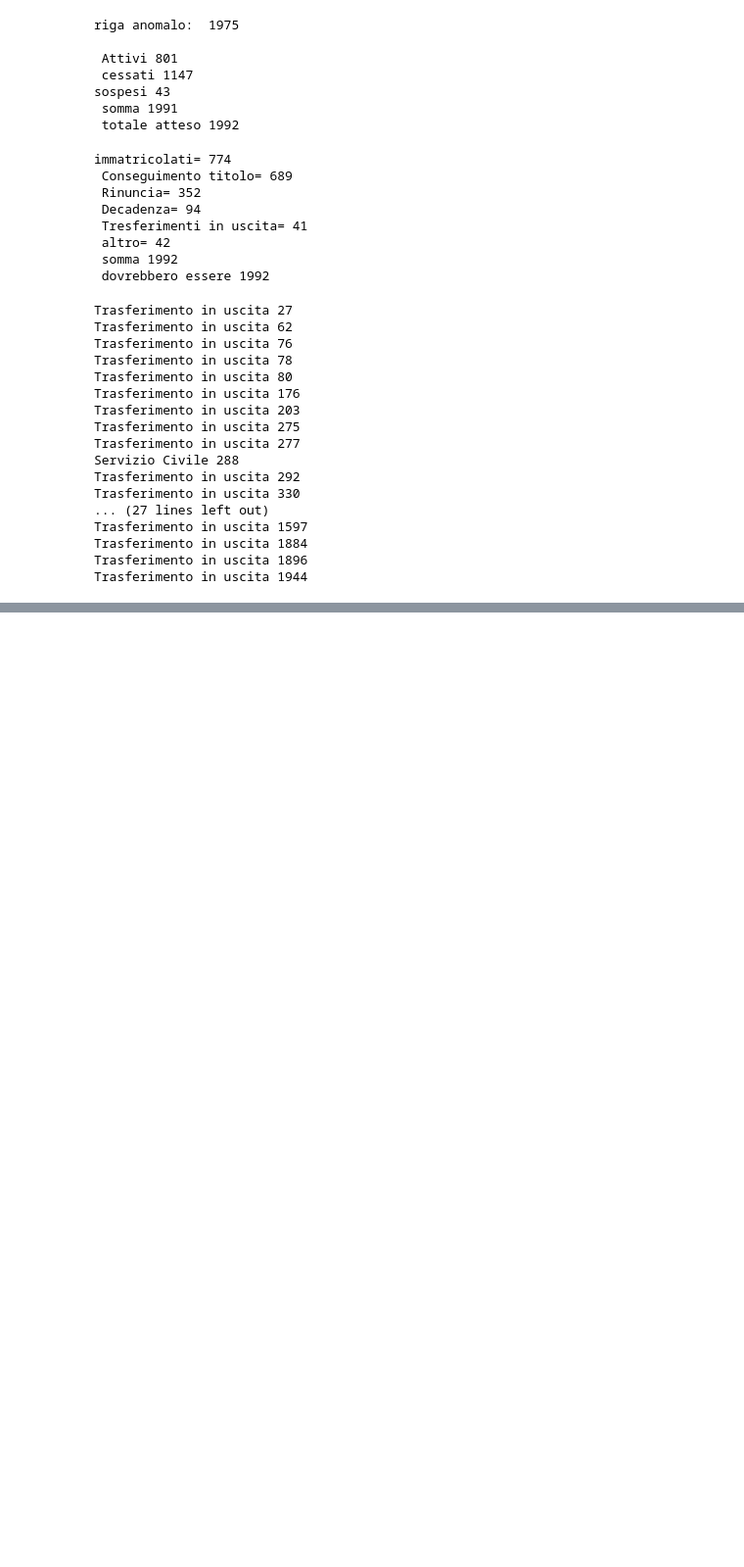
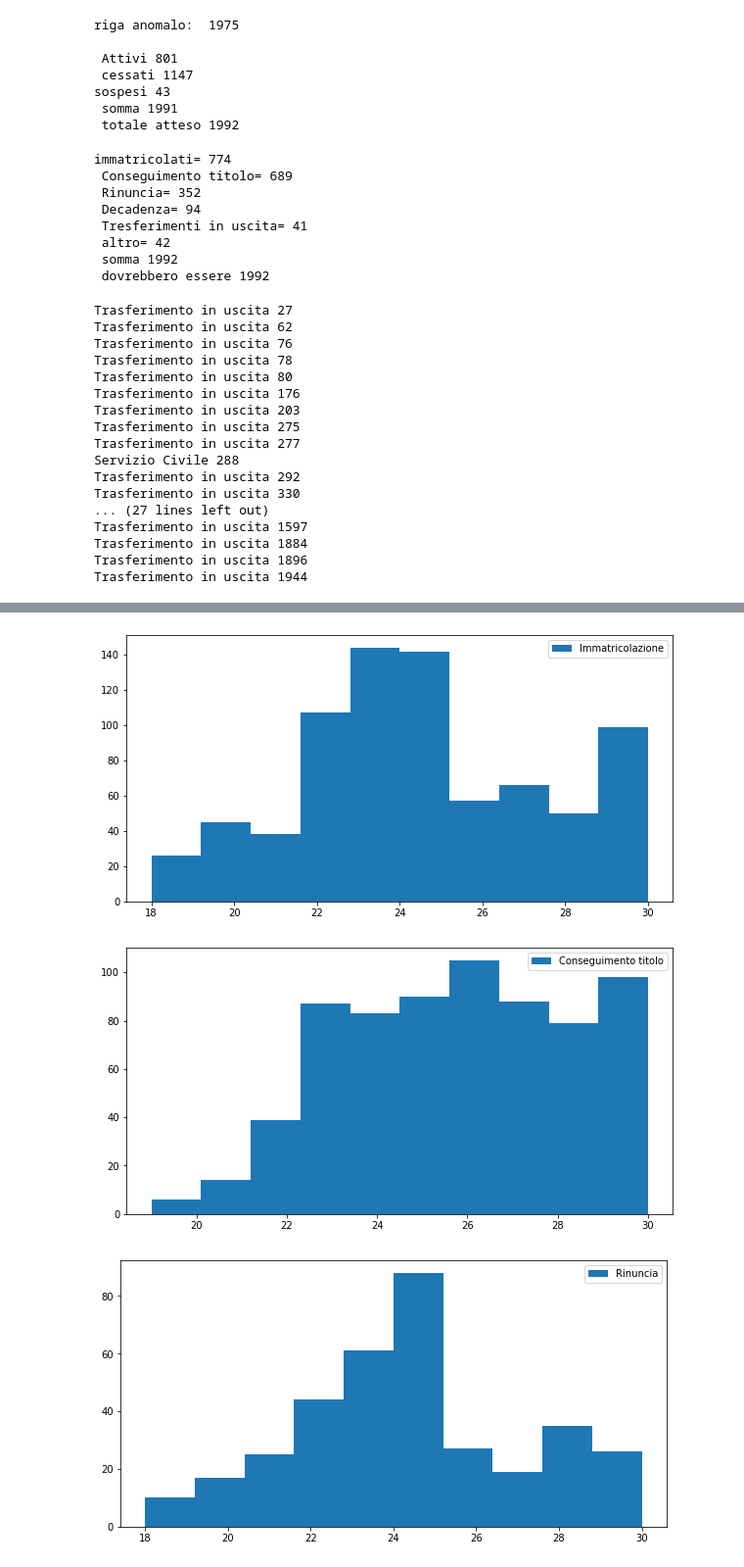
Before and after one commit to marcgrillo/grlmrc, a Jupyter notebook: PLS/Code/READER.ipynb, the cells around one changed output, grey strips where cells are left out. Shown at 98% size. Saved outputs shown, nothing was run; the diff lists cells and outputs as text; code cells hidden in the pictures; blank space fills up the shorter version.

```diff
--- a/PLS/Code/READER.ipynb
+++ b/PLS/Code/READER.ipynb
@@ -329,0 +772,21 @@ print(studente['MOTIVO_STATO_STU_DESC'])
+# %%
+import matplotlib.pyplot as plt
+i='Immatricolazione'
+c='Conseguimento titolo'
+r='Rinuncia'
+d='Decadenza'
+tu='Trasferimento in uscita'
+#motivo=i
+motivi=[i,c,r,d,tu]
+for motivo in motivi:
+    campione=[]
+    for ri in range(len(studente['COD_FIS'])):
+        if studente['MOTIVO_STATO_STU_DESC'][ri]==motivo : campione.append(studente["MEDIA_VOTO"][ri])
+    plt.figure(figsize=(10,5))
+    plt.hist(campione, density=False, histtype='bar', label=motivo)
+    #plt.hist(campione)
+    plt.legend()
+# %% [output]
+[figure, added]
+[figure, added]
+[figure, added]
```
Also changed, not shown: parts of 15 cells of this notebook.
